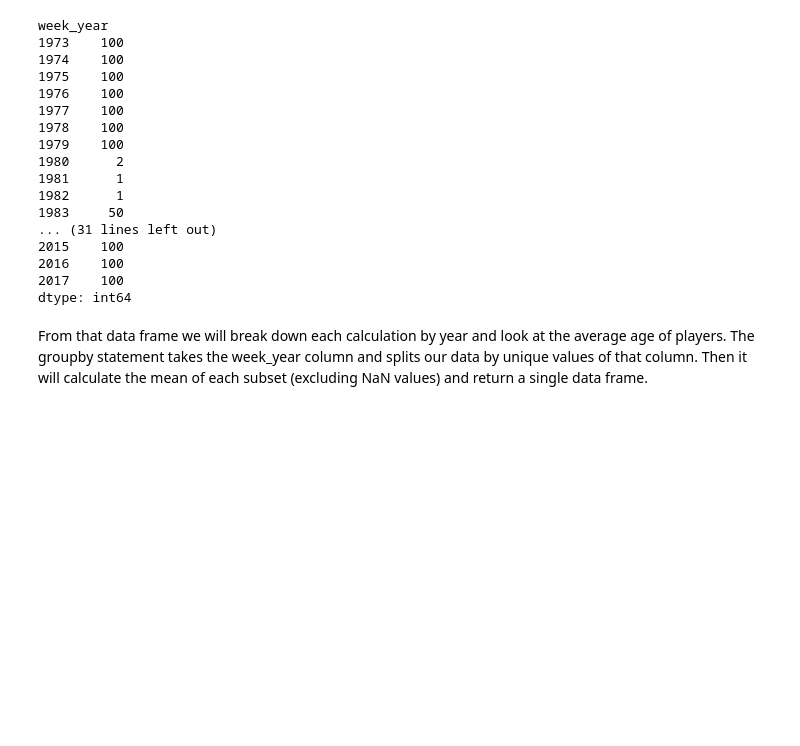
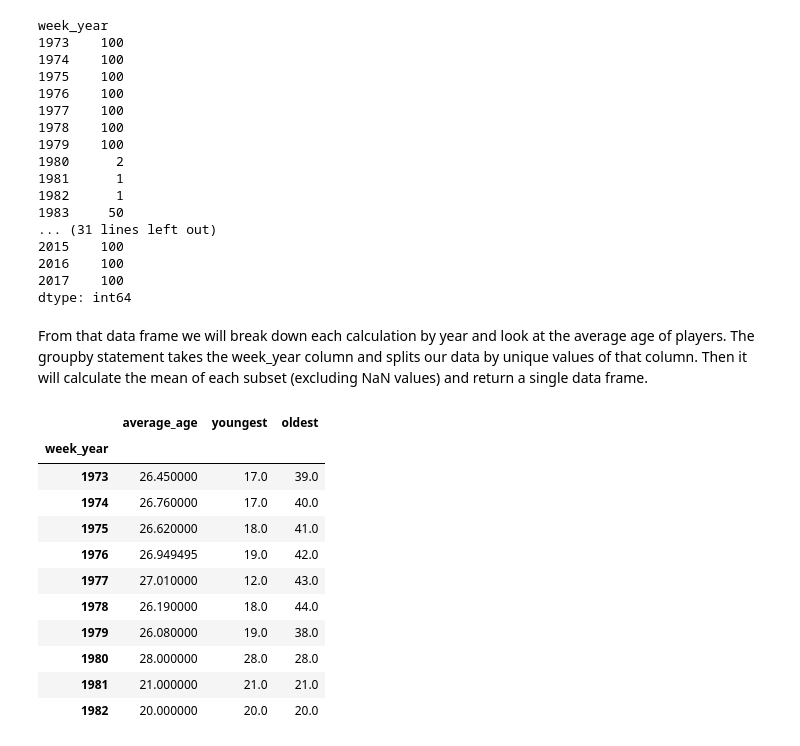
Before and after one commit to tuule/atp-rankings-stats, a Jupyter notebook: atp-rankings-stats.ipynb, the cells around one changed output. Saved outputs shown, nothing was run; the diff lists cells and outputs as text; code cells hidden in the pictures; blank space fills up the shorter version.

```diff
--- a/atp-rankings-stats.ipynb
+++ b/atp-rankings-stats.ipynb
@@ -135,3 +135,19 @@ week_year
 dtype: int64
 # %% [markdown]
 From that data frame we will break down each calculation by year and look at the average age of players. The groupby statement takes the week_year column and splits our data by unique values of that column. Then it will calculate the mean of each subset (excluding NaN values) and return a single data frame.
+# %%
+average_age = appended_df.groupby('week_year')['player_age'].agg(average_age=pd.NamedAgg(column='average_age', aggfunc='mean'), youngest=pd.NamedAgg(column='youngest', aggfunc='min'), oldest=pd.NamedAgg(column='oldest', aggfunc='max'))
+average_age.head(n=10)
+# %% [output]
+|  | average_age | youngest | oldest |
+| week_year |  |  |  |
+| 1973 | 26.450000 | 17.0 | 39.0 |
+| 1974 | 26.760000 | 17.0 | 40.0 |
+| 1975 | 26.620000 | 18.0 | 41.0 |
+| 1976 | 26.949495 | 19.0 | 42.0 |
+| 1977 | 27.010000 | 12.0 | 43.0 |
+| 1978 | 26.190000 | 18.0 | 44.0 |
+| 1979 | 26.080000 | 19.0 | 38.0 |
+| 1980 | 28.000000 | 28.0 | 28.0 |
+| 1981 | 21.000000 | 21.0 | 21.0 |
+| 1982 | 20.000000 | 20.0 | 20.0 |
```
Also changed, not shown: parts of 28 cells of this notebook.
